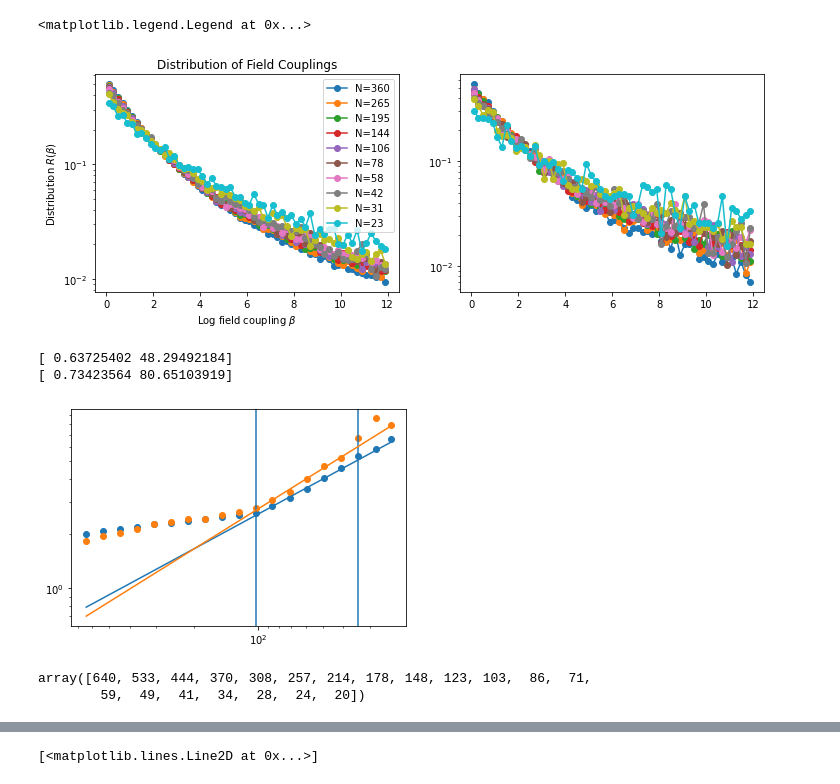
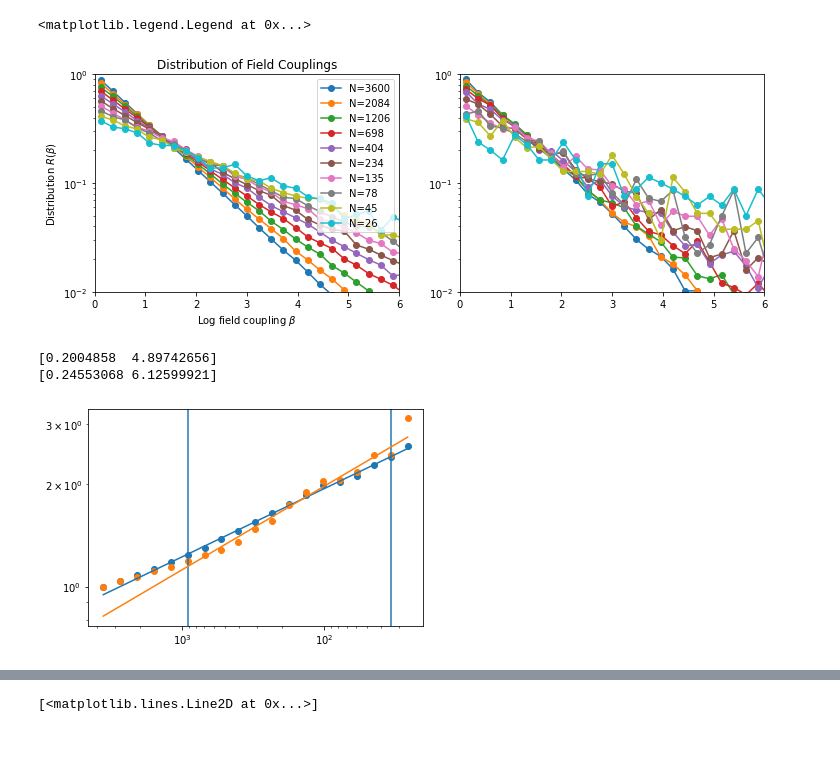
Before and after one commit to tsgaurav/Ising_RSRG, a Jupyter notebook: Bdry_distribution.ipynb, the cells around one changed output, grey strips where cells are left out. Cells and saved outputs as stored; diff of their text form; code cells hidden in the pictures; blank space fills up the shorter version.

```diff
--- a/Bdry_distribution.ipynb
+++ b/Bdry_distribution.ipynb
@@ -44,10 +52,10 @@ log_file[:22]
 # %%
-ts = str(ts_list[0])
+ts = str(ts_list[82])
 
-with open(run_dir+"IsingB_2D_input_"+ts+".pkl", "rb") as fp:
+with open(run_dir+"LIsingB_2D_input_"+ts+".pkl", "rb") as fp:
     input_dict = pickle.load(fp)
 
-with open(run_dir+"IsingB_2D_clusters_"+ts+".pkl", "rb") as fp:
+with open(run_dir+"LIsingB_2D_clusters_"+ts+".pkl", "rb") as fp:
     clust_list_final = pickle.load(fp)
 
 measure_list = input_dict['measure_list']
@@ -56,7 +64,7 @@ hbdry_dist_list = [np.array([]) for step in range(len(measure_list))]
 
 #In2029_hbd_m19
 
-with open(run_dir+"IsingB_2D_output_"+ts+".txt", 'r') as reader:
+with open(run_dir+"LIsingB_2D_output_"+ts+".txt", 'r') as reader:
     next(reader)
     for line in reader:
         #marker_end = line.find('[')
@@ -81,9 +125,25 @@ with open(run_dir+"IsingB_2D_output_"+ts+".txt", 'r') as reader:
+# %%
+ts = str(ts_list[82])
+fname = run_dir+"LIsingB_2D_output_"+ts+".txt"
+
+with open(run_dir+"LIsingB_2D_input_"+ts+".pkl", "rb") as fp:
+    input_dict = pickle.load(fp)
+
+measure_list = input_dict['measure_list']
+
+hblk_dist_dict, hbdry_dist_dict, bdry_dict_comp_dict, reverse_dict_comp_dict, \
+J_blk_blk_dict, J_bdry_bdry_dict, J_blk_bdry_dict = output_reader_bdry(measure_list, fname)
+# %%
+hblk_dist_list, hbdry_dist_list = [], []
+for i in range(len(measure_list)):
+    hblk_dist_list.append(np.concatenate(tuple(hblk_dist_dict[i].values())))
+    hbdry_dist_list.append(np.concatenate(tuple(hbdry_dist_dict[i].values())))
 # %%
 measure_list = input_dict['measure_list']
 L = input_dict['L']
 spins_left = L*L - measure_list
 n_runs = input_dict['n_runs']
-n_bins_h = 60
+n_bins_h = 50
 width_blk_list = []
 width_bdry_list = []
 fig, axes = plt.subplots(nrows=1, ncols=2, figsize=(12, 4))
@@ -112,6 +172,11 @@ for i,step in enumerate(spins_left[:-1]):
 
 axes[0].set_yscale('log')
 axes[1].set_yscale('log')
+axes[0].set_ylim(1e-2, 1)
+axes[0].set_xlim(0, 6)
+
+axes[1].set_ylim(1e-2, 1)
+axes[1].set_xlim(0, 6)
 #plt.xlim(0, 6)
 #plt.ylim(1e-1, 1)
 
@@ -122,39 +187,32 @@ axes[0].set_title("Distribution of Field Couplings")
 axes[0].legend()
 # %% [output]
 <matplotlib.legend.Legend at 0x...>
-[figure, old version]
+[figure, new version]
 # %%
-L = 80
-
 x = (L*L - measure_list)[:-1]
 
 
 plt.scatter(x, width_blk_list)
 
 
-start = -9
-end = -3
+start = -14
+end = -2
 
 plt.axvline(x=x[start])
 plt.axvline(x = x[end])
 popt, pcov = curve_fit(power_law_scale, x[start:end], width_blk_list[start:end])
 plt.plot(x, power_law_scale(x, *popt))
 print(popt)
 plt.scatter(x, width_bdry_list)
 
 popt, pcov = curve_fit(power_law_scale, x[start:end], width_bdry_list[start:end])
 plt.plot(x, power_law_scale(x, *popt))
 print(popt)
 plt.gca().invert_xaxis()
 plt.xscale('log')
 plt.yscale('log')
 # %% [output]
-[ 0.63725402 48.29492184]
-[ 0.73423564 80.65103919]
+[0.2004858  4.89742656]
+[0.24553068 6.12599921]
-[figure, old version]
+[figure, new version]
-# %%
-L*L - measure_list
-# %% [output]
-array([640, 533, 444, 370, 308, 257, 214, 178, 148, 123, 103,  86,  71,
-        59,  49,  41,  34,  28,  24,  20])
 # %%
```
Also changed, not shown: parts of 13 cells of this notebook, 4 other files.
